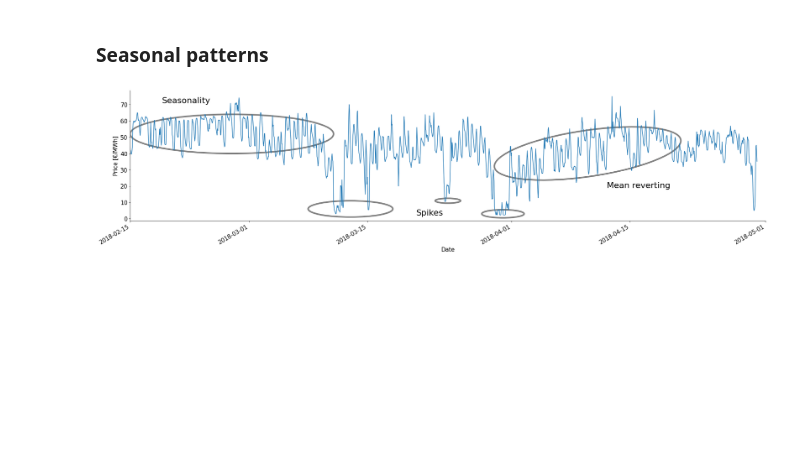
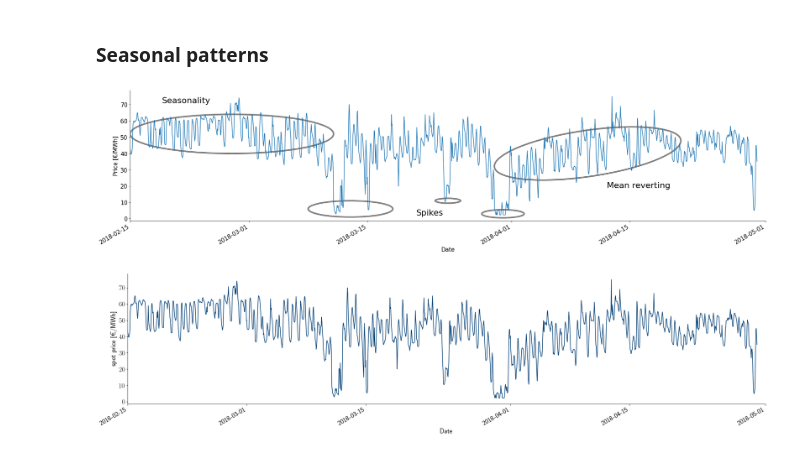
Before and after one commit to NonoMalpi/electricity, a Jupyter notebook: notebooks/auxiliary_graphs.ipynb, the cells around one changed output. Saved outputs shown, nothing was run; the diff lists cells and outputs as text; code cells hidden in the pictures; blank space fills up the shorter version.

```diff
--- a/notebooks/auxiliary_graphs.ipynb
+++ b/notebooks/auxiliary_graphs.ipynb
@@ -203,3 +233,22 @@ ax.spines['top'].set_visible(False)
 fig.savefig("figures/price_features.pdf")
 # %% [output]
 [figure]
+# %%
+plt.rcParams['text.usetex'] = True
+fig, ax = plt.subplots(figsize=(30, 7))
+
+ts_df.iloc[24*7*5:24*7*17].plot(ax=ax,ls="-", legend=False, zorder=2, color=ImperialColors.blue.value)
+
+ax.set_xlim(17577.0, 17652)
+
+ax.set_xlabel("Date", fontsize=18)
+ax.set_ylabel(r"spot price [€/MWh]", fontsize=18)
+ax.tick_params(axis='both', labelsize=18)
+
+ax.spines['right'].set_visible(False)
+ax.spines['top'].set_visible(False)
+
+fig.savefig("figures/price_ts.pdf")
+plt.rcParams['text.usetex'] = False
+# %% [output]
+[figure, added]
```
Also changed, not shown: parts of 7 cells of this notebook.
